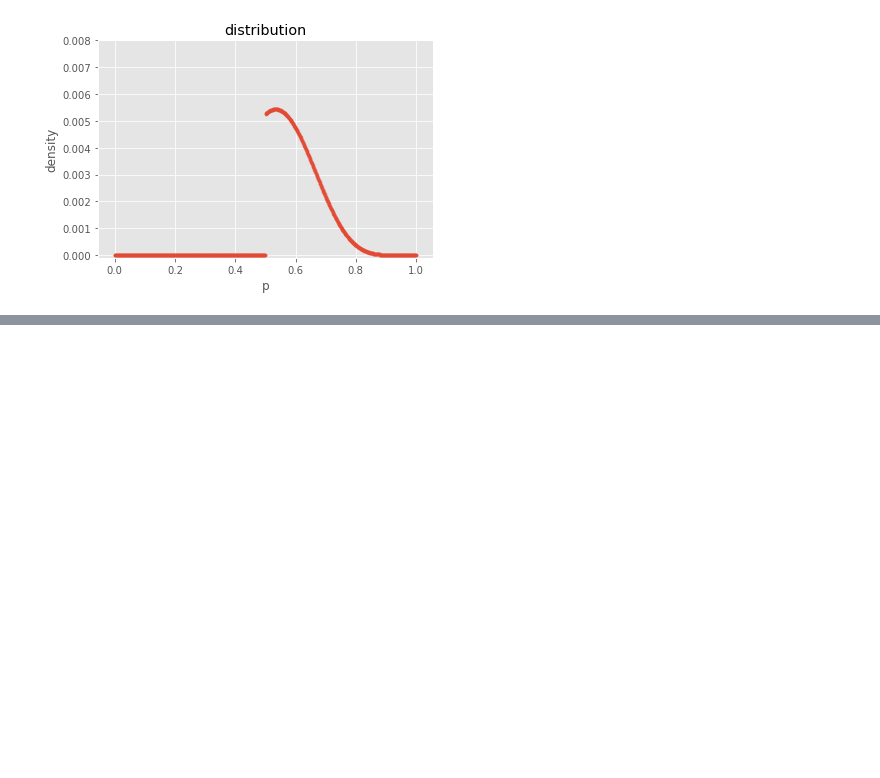
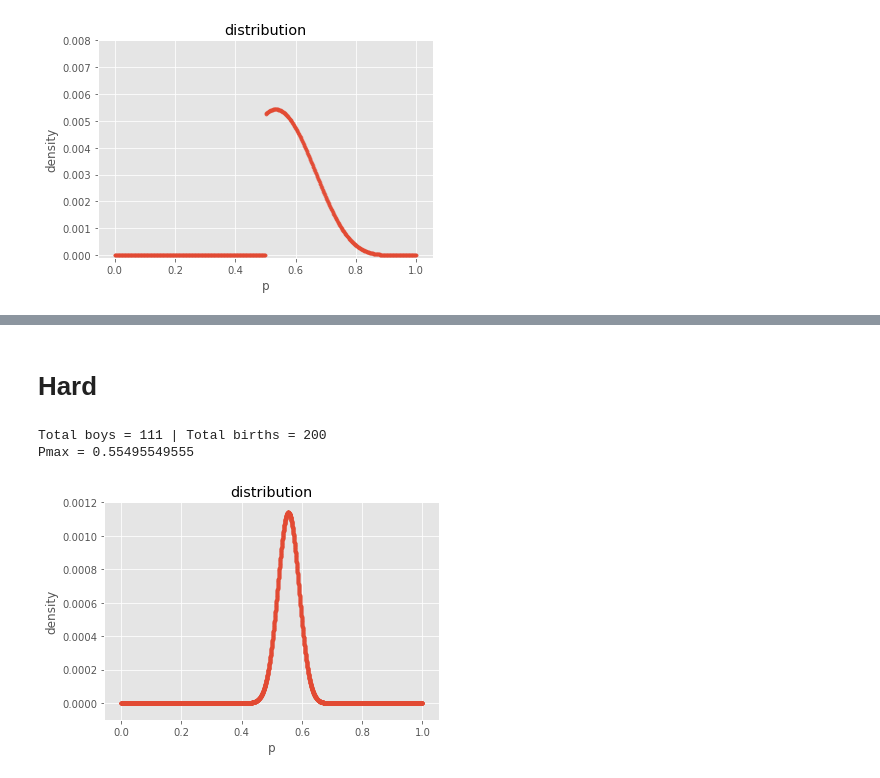
Before and after one commit to gondimribeiro/statistical-rethinking, a Jupyter notebook: chapter3/practice.ipynb, the cells around one changed output, grey strips where cells are left out. Drawn from its saved outputs; the diff is of its cells as text; code cells hidden in the pictures; blank space fills up the shorter version.

```diff
--- a/chapter3/practice.ipynb
+++ b/chapter3/practice.ipynb
@@ -186,0 +186,33 @@ Inference = 0.0997667 | Real = 0.266827932
+# %% [markdown]
+# Hard
+# %%
+# Data
+
+birth1 = np.array([1,0,0,0,1,1,0,1,0,1,0,0,1,1,0,1,1,0,0,0,1,0,0,0,1,0,
+0,0,0,1,1,1,0,1,0,1,1,1,0,1,0,1,1,0,1,0,0,1,1,0,1,0,0,0,0,0,0,0,
+1,1,0,1,0,0,1,0,0,0,1,0,0,1,1,1,1,0,1,0,1,1,1,1,1,0,0,1,0,1,1,0,
+1,0,1,1,1,0,1,1,1,1])
+
+birth2 = np.array([0,1,0,1,0,1,1,1,0,0,1,1,1,1,1,0,0,1,1,1,0,0,1,1,1,0,
+1,1,1,0,1,1,1,0,1,0,0,1,1,1,1,0,0,1,0,1,1,1,1,1,1,1,1,1,1,1,1,1,
+1,1,1,0,1,1,0,1,1,0,1,1,1,0,0,0,0,0,0,1,0,0,0,1,1,0,0,1,0,0,1,1,
+0,0,0,1,1,1,0,0,0,0])
+
+# 3H1
+total = birth1.size + birth2.size
+n_boys = sum(birth1) + sum(birth2)
+
+print ("Total boys =", n_boys, "| Total births =", total)
+
+posterior, grid = grid_bin(10000, n_boys, total)
+plt.scatter(grid, posterior, s=10, alpha=0.5)
+plt.xlabel('p')
+plt.ylim([-0.0001, 0.0012])
+plt.ylabel('density')
+plt.title('distribution')
+
+print("Pmax =", grid[posterior.argmax()])
+# %% [output]
+Total boys = 111 | Total births = 200
+Pmax = 0.55495549555
+[figure, added]
```
Also changed, not shown: parts of 18 cells of this notebook.
